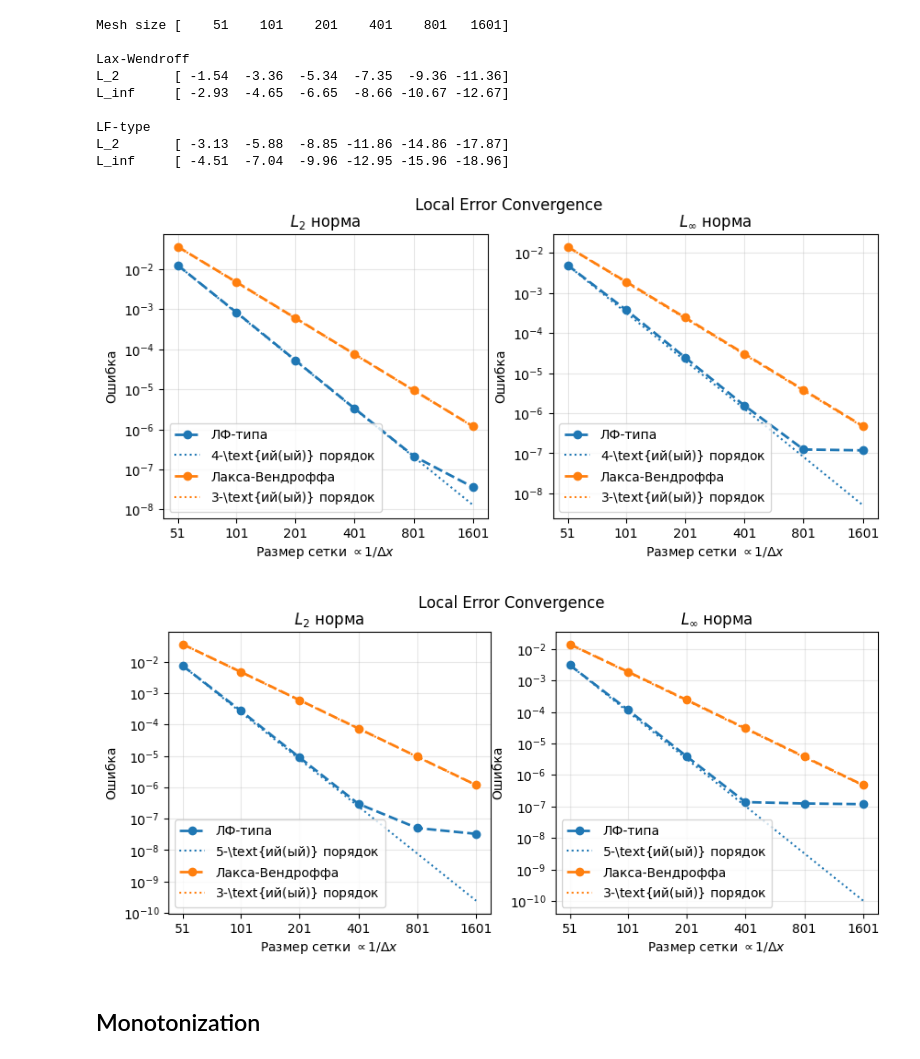
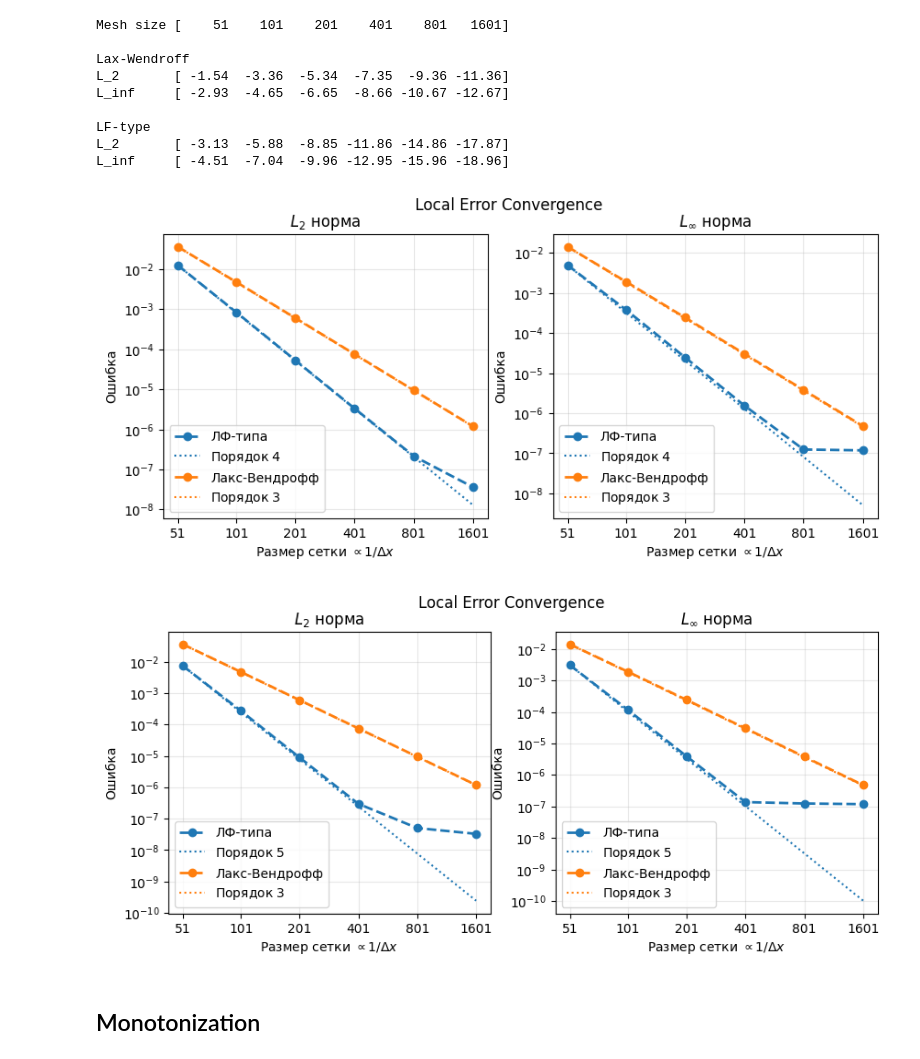
Before and after one commit to ukolov-ivan/mipt-vkr, a Jupyter notebook: src/advect.ipynb, the cells around one changed output. Saved outputs shown, nothing was run; the diff lists cells and outputs as text; code cells hidden in the pictures.

```diff
--- a/src/advect.ipynb
+++ b/src/advect.ipynb
@@ -399,7 +400,7 @@ def plot_convergence(
         ax.loglog(
             mesh_sizes, reference,
             # label=fr'${expected_order}^{{\text{{th}}}}$-''order',
-            label=fr'${expected_order}$-\text{{ий(ый)}} порядок',
+            label=fr'Порядок ${expected_order}$',
             color=ax.lines[-1].get_color(),  # Match color of method
             linestyle=':', linewidth=1.5
         )
@@ -541,20 +542,20 @@ lw_convergence = convergence(
 # %%
 fig, axes = plot_convergence(
     dxs, errors=mlf_convergence, expected_order=4,
     # label="LF-type"
     label="ЛФ-типа"
     )
 fig, axes = plot_convergence(
     dxs, errors=lw_convergence, expected_order=3,
     # label="Lax-Wendroff",
-    label="Лакса-Вендроффа",
+    label="Лакс-Вендрофф",
     axes=axes)
 
-tikzplotlib.save('convergence-le.tikz', axis_width=r"0.5\textwidth", extra_groupstyle_parameters={r'horizontal sep=2cm'})
+tikzplotlib.save('convergence-le.tikz', axis_width=r"0.48\textwidth", extra_groupstyle_parameters={r'horizontal sep=2cm'})
 fig.suptitle("Local Error Convergence")
 plt.show()
 # %% [output]
-[figure, old version]
+[figure, new version]
 # %%
 dxs = L / np.array(mesh_sizes)
 
@@ -572,14 +573,14 @@ fig, axes = plot_convergence(
 )
 fig, axes = plot_convergence(
     dxs, errors=lw_convergence, expected_order=3,
-    label="Лакса-Вендроффа",
+    label="Лакс-Вендрофф",
     axes=axes)
 
-tikzplotlib.save('convergence-le-diminishing-parameter.tikz', axis_width=r"0.5\textwidth", extra_groupstyle_parameters={r'horizontal sep=2cm'})
+tikzplotlib.save('convergence-le-diminishing-parameter.tikz', axis_width=r"0.48\textwidth", extra_groupstyle_parameters={r'horizontal sep=2cm'})
 fig.suptitle("Local Error Convergence")
 plt.show()
 # %% [output]
-[figure, old version]
+[figure, new version]
 # %%
 latex_str = convergence_to_latex(mesh_sizes, {
     # "Lax-Wendroff": lw_convergence,
```
Also changed, not shown: parts of 11 cells of this notebook, 1 other file.
